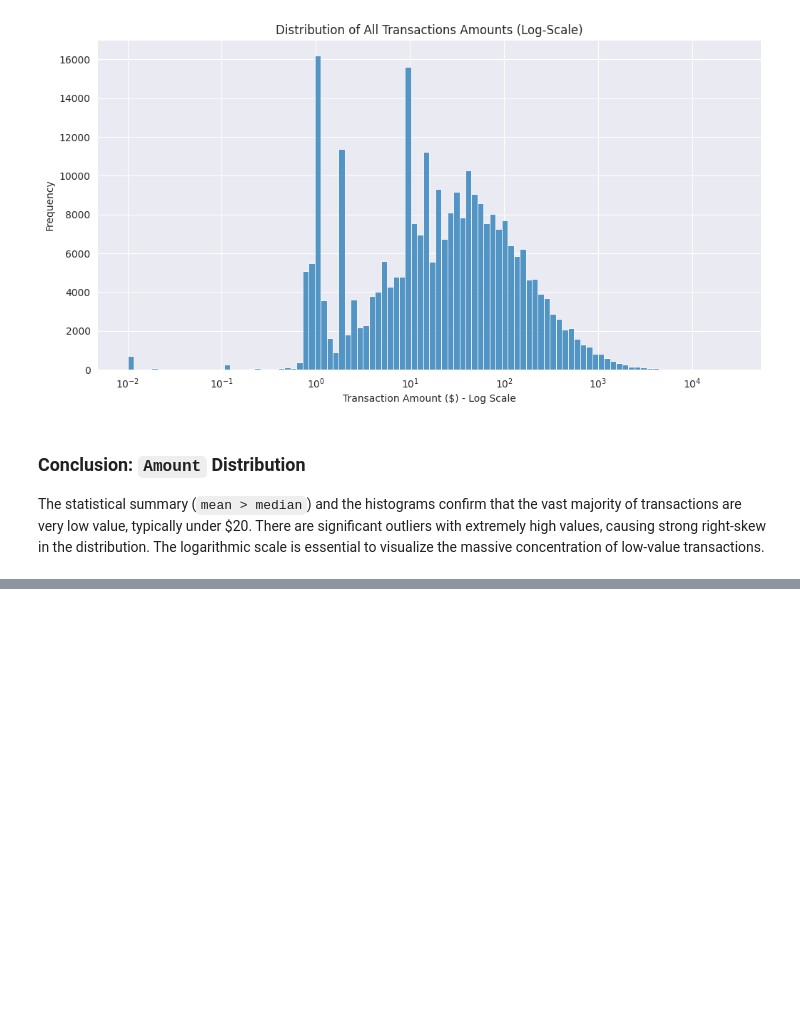
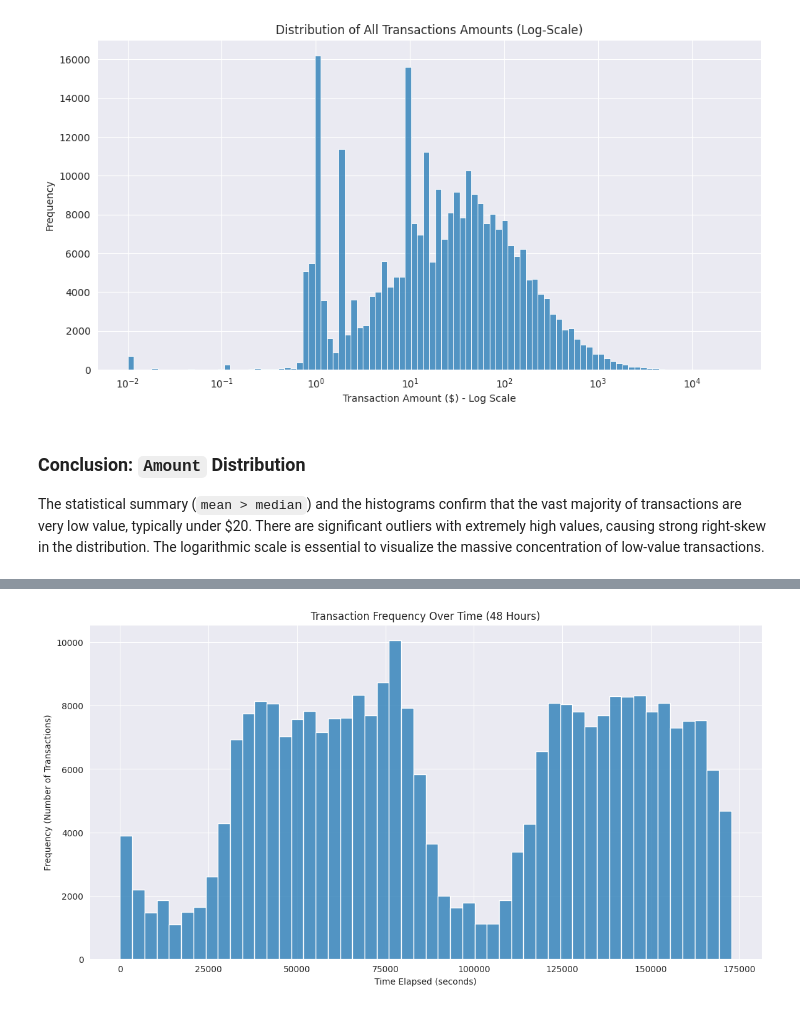
Before and after one commit to bigmath-hub/fin-audit-ai, a Jupyter notebook: fin-audit-ai.ipynb, the cells around one changed output, grey strips where cells are left out. Cells and saved outputs as stored; diff of their text form; code cells hidden in the pictures; blank space fills up the shorter version.

Commit message:
nighttime transactions

```diff
--- a/fin-audit-ai.ipynb
+++ b/fin-audit-ai.ipynb
@@ -110,0 +115,13 @@ The statistical summary (`mean > median`) and the histograms confirm that the va
+# %%
+# Set the visual style
+sns.set_style('darkgrid')
+
+# Plot the histogram for the `Time` feature
+plt.figure(figsize=(14, 7))
+sns.histplot(data=df['Time'], bins=50)
+plt.title("Transaction Frequency Over Time (48 Hours)")
+plt.xlabel("Time Elapsed (seconds)")
+plt.ylabel('Frequency (Number of Transactions)')
+plt.show()
+# %% [output]
+[figure, added]
```
Also changed, not shown: parts of 7 cells of this notebook.
